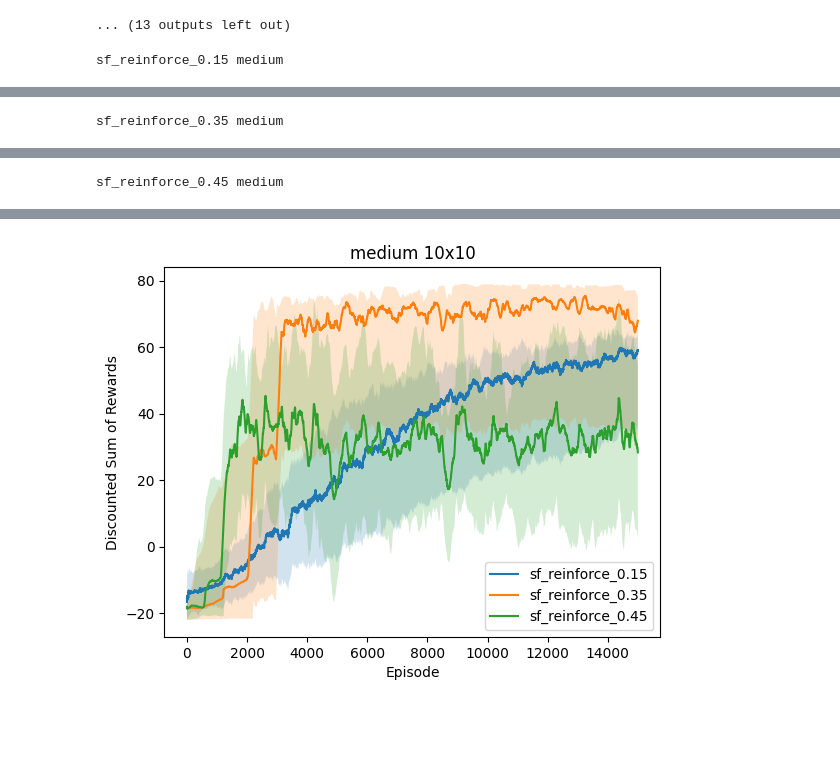
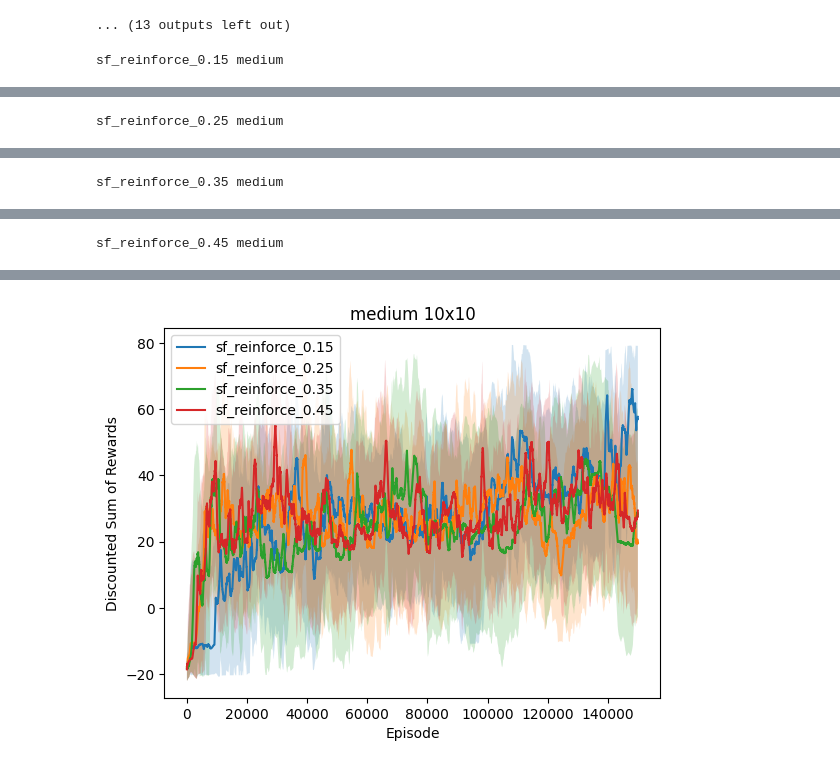
Before and after one commit to deepakhr1999/smooth-functional-reinforce, a Jupyter notebook: graphs.ipynb, the cells around one changed output, grey strips where cells are left out. Cells and saved outputs as stored; diff of their text form; code cells hidden in the pictures; blank space fills up the shorter version.

```diff
--- a/graphs.ipynb
+++ b/graphs.ipynb
@@ -24,14 +24,14 @@ def show_weights(filename):
             vals[f"{key}.{act}"] = row
     return vals
 
-def get_results(filename):
+def get_results(filename, rolling_len=200):
     with open(filename, "rb") as file:
         results = pickle.load(file)
     dirname = os.path.dirname(filename)
     rolled_up = []
     frame = []
     for seed, result in enumerate(results):
-        r = pd.Series(result).rolling(200, min_periods=1).mean().dropna()
+        r = pd.Series(result).rolling(rolling_len, min_periods=1).mean().dropna()
         r = list(r)
         rolled_up.append(r)
         weights_file = os.path.join(dirname, f"weights.{seed}.pth")
@@ -191,12 +191,12 @@ sf_reinforce medium
 # %%
 gridsizes = ["4x4", "8x8", "10x10", "20x20", "50x50"]
 for grid, gridsize in zip(["medium"], ["10x10"]):
-    for algo in "sf_reinforce_0.15 sf_reinforce_0.35 sf_reinforce_0.45".split():
+    for algo in "sf_reinforce_0.15 sf_reinforce_0.25 sf_reinforce_0.35 sf_reinforce_0.45".split():
         dirname = os.path.join("saves", algo, grid)
         filename = list(filter(lambda x: x.endswith(".pkl"), os.listdir(dirname)))[0]
         path = os.path.join(dirname, filename)
         print(algo, grid)
-        avg_rewards, bot, top = get_results(path)
+        avg_rewards, bot, top = get_results(path, 800)
         plt.plot(avg_rewards, label=algo)
         plt.fill_between(range(len(avg_rewards)), bot, top, alpha=0.2)
     plt.title(f"{grid} {gridsize}")
@@ -220,2 +220,2 @@ sf_reinforce_0.15 medium
-sf_reinforce_0.35 medium
+sf_reinforce_0.25 medium
 |  | fc.weight.up | fc.weight.right | fc.weight.down | fc.weight.left | fc.bias.up | fc.bias.right | ... |
@@ -232,2 +232,2 @@ sf_reinforce_0.35 medium
-sf_reinforce_0.45 medium
+sf_reinforce_0.35 medium
 |  | fc.weight.up | fc.weight.right | fc.weight.down | fc.weight.left | fc.bias.up | fc.bias.right | ... |
@@ -243,0 +244 @@ sf_reinforce_0.45 medium
+sf_reinforce_0.45 medium
@@ -244 +256 @@ sf_reinforce_0.45 medium
-[figure, old version]
+[figure, new version]
```
Also changed, not shown: parts of 1 cell of this notebook, 7 other files.
